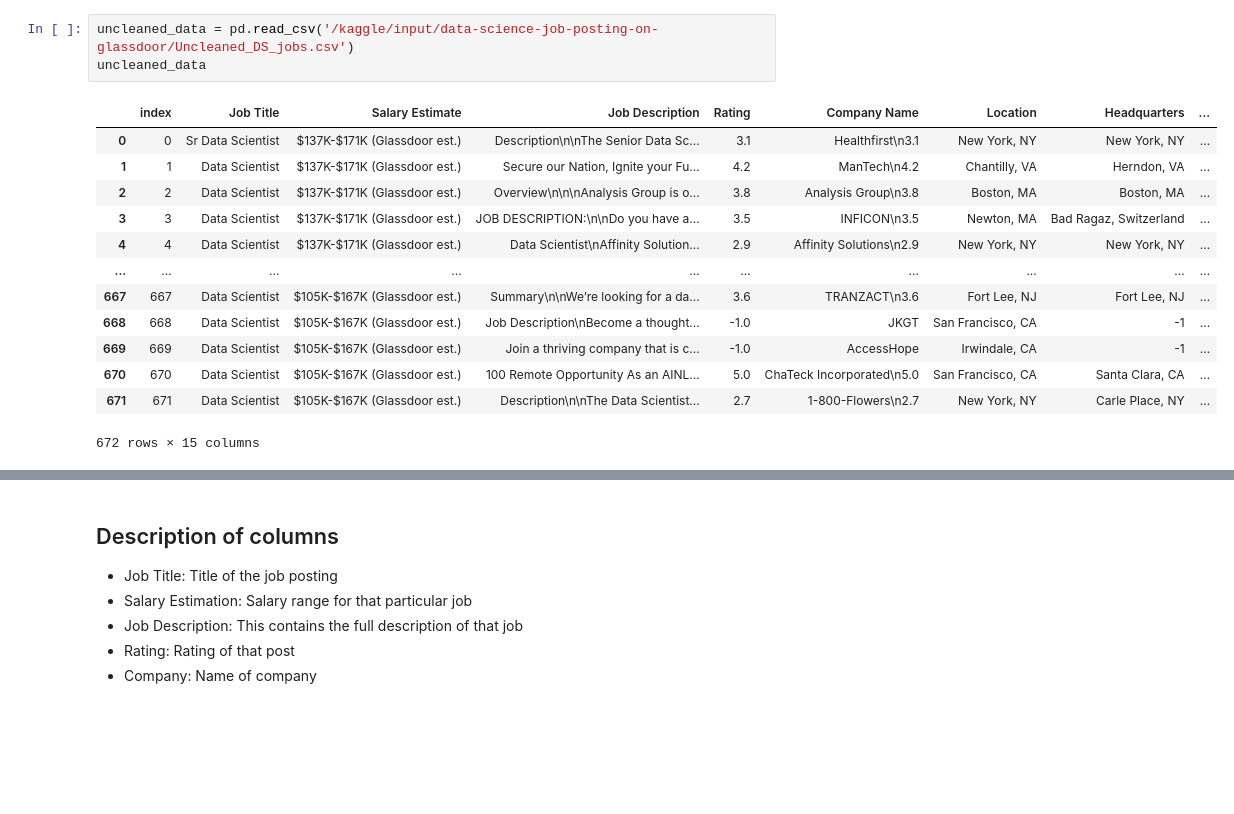
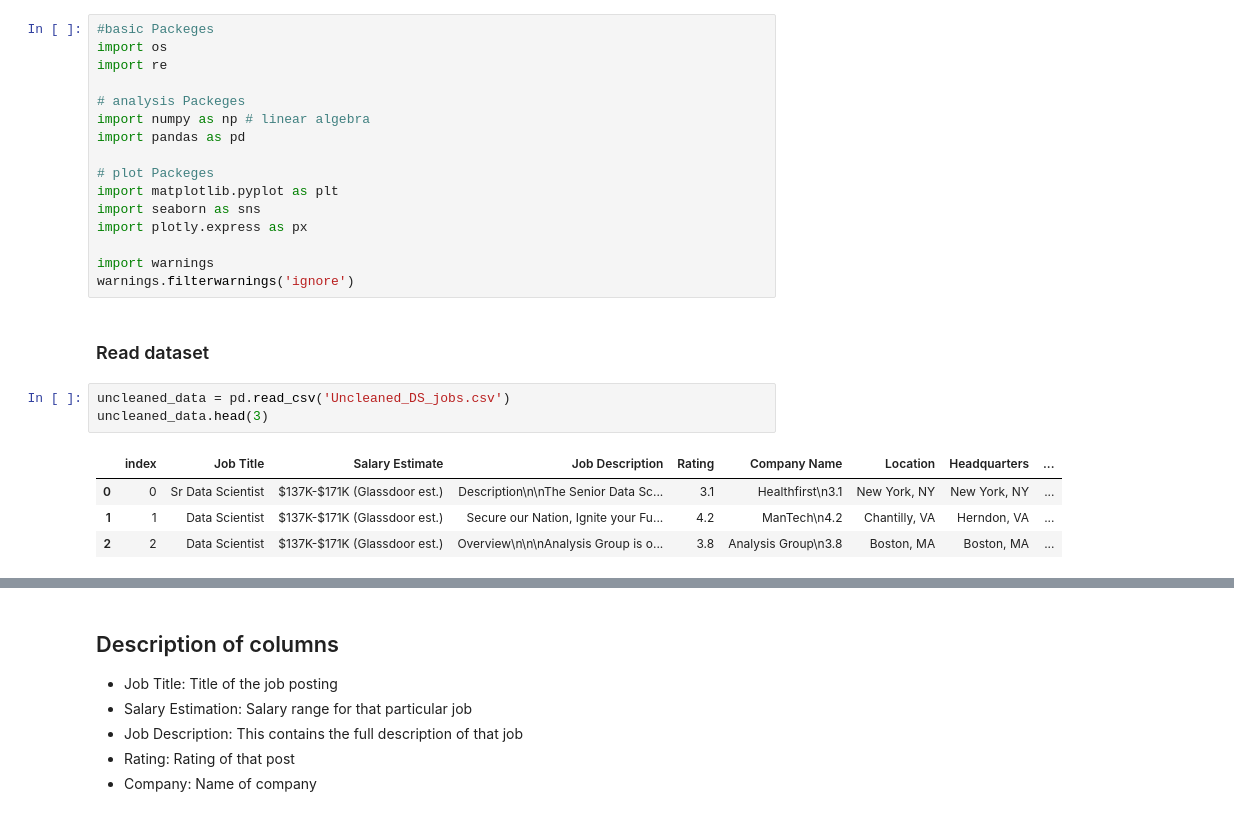
Before and after one commit to Mohsenmohebbi1993/Kaggle, a Jupyter notebook: 5. ds-job-post-dea/ds-job-post-dea.ipynb, the cells around one changed output, grey strips where cells are left out. Drawn from its saved outputs; the diff is of its cells as text; blank space fills up the shorter version.

```diff
--- a/5. ds-job-post-dea/ds-job-post-dea.ipynb
+++ b/5. ds-job-post-dea/ds-job-post-dea.ipynb
@@ -12,18 +29,27 @@ warnings.filterwarnings('ignore')
+# %%
+#basic Packeges
+import os
+import re
+
+# analysis Packeges
+import numpy as np # linear algebra
+import pandas as pd
+
+# plot Packeges
+import matplotlib.pyplot as plt
+import seaborn as sns
+import plotly.express as px
+
+import warnings
+warnings.filterwarnings('ignore')
+# %% [markdown]
+### Read dataset
 # %%
-uncleaned_data = pd.read_csv('/kaggle/input/data-science-job-posting-on-glassdoor/Uncleaned_DS_jobs.csv')
-uncleaned_data
+uncleaned_data = pd.read_csv('Uncleaned_DS_jobs.csv')
+uncleaned_data.head(3)
 # %% [output]
 |  | index | Job Title | Salary Estimate | Job Description | Rating | Company Name | Location | Headquarters | ... |
 | 0 | 0 | Sr Data Scientist | $137K-$171K (Glassdoor est.) | Description\n\nThe Senior Data Sc... | 3.1 | Healthfirst\n3.1 | New York, NY | New York, NY | ... |
 | 1 | 1 | Data Scientist | $137K-$171K (Glassdoor est.) | Secure our Nation, Ignite your Fu... | 4.2 | ManTech\n4.2 | Chantilly, VA | Herndon, VA | ... |
 | 2 | 2 | Data Scientist | $137K-$171K (Glassdoor est.) | Overview\n\n\nAnalysis Group is o... | 3.8 | Analysis Group\n3.8 | Boston, MA | Boston, MA | ... |
-| 3 | 3 | Data Scientist | $137K-$171K (Glassdoor est.) | JOB DESCRIPTION:\n\nDo you have a... | 3.5 | INFICON\n3.5 | Newton, MA | Bad Ragaz, Switzerland | ... |
-| 4 | 4 | Data Scientist | $137K-$171K (Glassdoor est.) | Data Scientist\nAffinity Solution... | 2.9 | Affinity Solutions\n2.9 | New York, NY | New York, NY | ... |
-| ... | ... | ... | ... | ... | ... | ... | ... | ... | ... |
-| 667 | 667 | Data Scientist | $105K-$167K (Glassdoor est.) | Summary\n\nWe’re looking for a da... | 3.6 | TRANZACT\n3.6 | Fort Lee, NJ | Fort Lee, NJ | ... |
-| 668 | 668 | Data Scientist | $105K-$167K (Glassdoor est.) | Job Description\nBecome a thought... | -1.0 | JKGT | San Francisco, CA | -1 | ... |
-| 669 | 669 | Data Scientist | $105K-$167K (Glassdoor est.) | Join a thriving company that is c... | -1.0 | AccessHope | Irwindale, CA | -1 | ... |
-| 670 | 670 | Data Scientist | $105K-$167K (Glassdoor est.) | 100 Remote Opportunity As an AINL... | 5.0 | ChaTeck Incorporated\n5.0 | San Francisco, CA | Santa Clara, CA | ... |
-| 671 | 671 | Data Scientist | $105K-$167K (Glassdoor est.) | Description\n\nThe Data Scientist... | 2.7 | 1-800-Flowers\n2.7 | New York, NY | Carle Place, NY | ... |
-672 rows × 15 columns
 # %%
```
Also changed, not shown: parts of 3 cells of this notebook.
